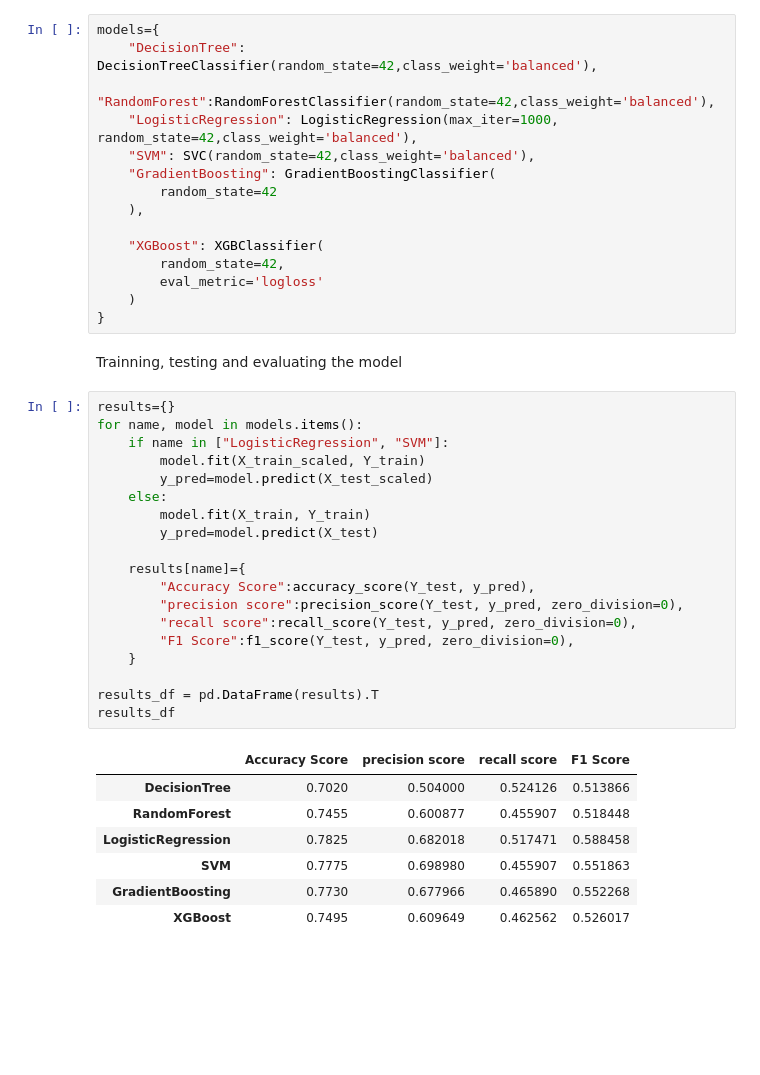
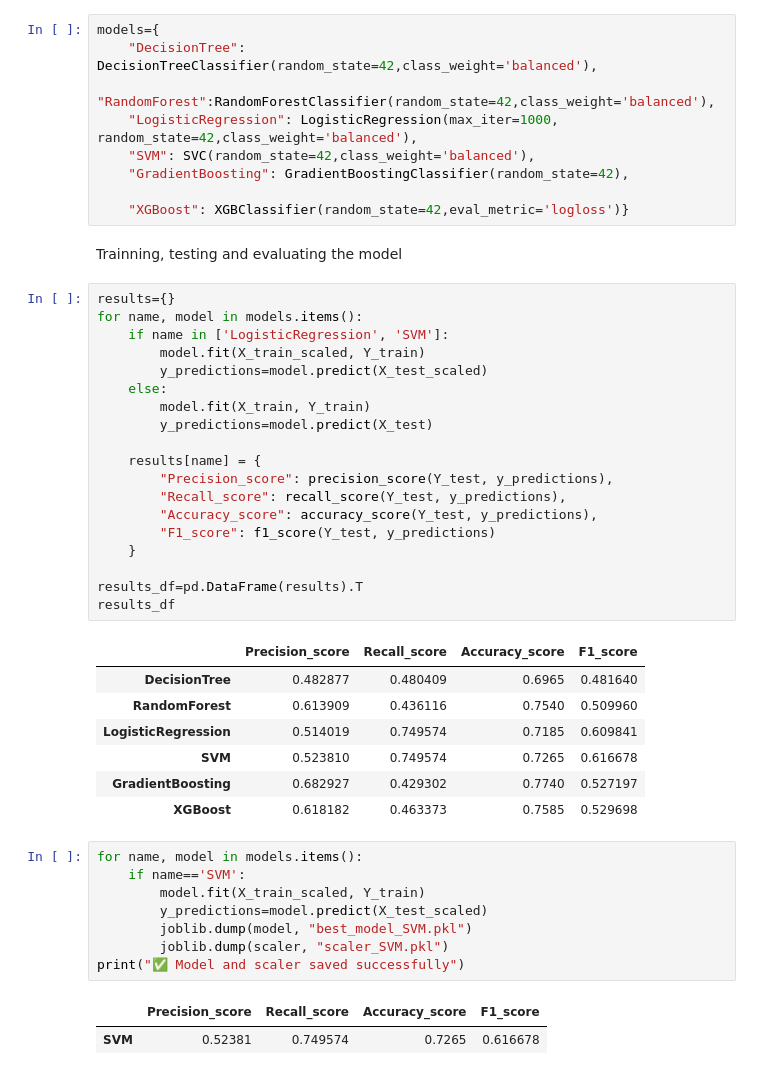
Before and after one commit to Muhammad-Abdul-Basit/Stroke-Prediction-System, a Jupyter notebook: strokeDataPreprocessing.ipynb, the cells around one changed output. Saved outputs shown, nothing was run; the diff lists cells and outputs as text; blank space fills up the shorter version.

Commit message:
Data Preprocessed, ML Model trained, ML Model Created, Next step starting the django app

```diff
--- a/strokeDataPreprocessing.ipynb
+++ b/strokeDataPreprocessing.ipynb
@@ -185,41 +167,46 @@ models={
     "RandomForest":RandomForestClassifier(random_state=42,class_weight='balanced'),
     "LogisticRegression": LogisticRegression(max_iter=1000, random_state=42,class_weight='balanced'),
     "SVM": SVC(random_state=42,class_weight='balanced'),
-    "GradientBoosting": GradientBoostingClassifier(
-        random_state=42
-    ),
+    "GradientBoosting": GradientBoostingClassifier(random_state=42),
 
-    "XGBoost": XGBClassifier(
-        random_state=42,
-        eval_metric='logloss'
-    )
-}
+    "XGBoost": XGBClassifier(random_state=42,eval_metric='logloss')}
 # %% [markdown]
 Trainning, testing and evaluating the model
 # %%
 results={}
 for name, model in models.items():
-    if name in ["LogisticRegression", "SVM"]:
+    if name in ['LogisticRegression', 'SVM']:
         model.fit(X_train_scaled, Y_train)
-        y_pred=model.predict(X_test_scaled)
+        y_predictions=model.predict(X_test_scaled)
     else:
         model.fit(X_train, Y_train)
-        y_pred=model.predict(X_test)
+        y_predictions=model.predict(X_test)
 
-    results[name]={
-        "Accuracy Score":accuracy_score(Y_test, y_pred),
-        "precision score":precision_score(Y_test, y_pred, zero_division=0),
-        "recall score":recall_score(Y_test, y_pred, zero_division=0),
-        "F1 Score":f1_score(Y_test, y_pred, zero_division=0),
+    results[name] = {
+        "Precision_score": precision_score(Y_test, y_predictions),
+        "Recall_score": recall_score(Y_test, y_predictions),
+        "Accuracy_score": accuracy_score(Y_test, y_predictions),
+        "F1_score": f1_score(Y_test, y_predictions)
     }
 
-results_df = pd.DataFrame(results).T
+results_df=pd.DataFrame(results).T
 results_df
 # %% [output]
-|  | Accuracy Score | precision score | recall score | F1 Score |
-| DecisionTree | 0.7020 | 0.504000 | 0.524126 | 0.513866 |
-| RandomForest | 0.7455 | 0.600877 | 0.455907 | 0.518448 |
-| LogisticRegression | 0.7825 | 0.682018 | 0.517471 | 0.588458 |
-| SVM | 0.7775 | 0.698980 | 0.455907 | 0.551863 |
-| GradientBoosting | 0.7730 | 0.677966 | 0.465890 | 0.552268 |
-| XGBoost | 0.7495 | 0.609649 | 0.462562 | 0.526017 |
+|  | Precision_score | Recall_score | Accuracy_score | F1_score |
+| DecisionTree | 0.482877 | 0.480409 | 0.6965 | 0.481640 |
+| RandomForest | 0.613909 | 0.436116 | 0.7540 | 0.509960 |
+| LogisticRegression | 0.514019 | 0.749574 | 0.7185 | 0.609841 |
+| SVM | 0.523810 | 0.749574 | 0.7265 | 0.616678 |
+| GradientBoosting | 0.682927 | 0.429302 | 0.7740 | 0.527197 |
+| XGBoost | 0.618182 | 0.463373 | 0.7585 | 0.529698 |
+# %%
+for name, model in models.items():
+    if name=='SVM':
+        model.fit(X_train_scaled, Y_train)
+        y_predictions=model.predict(X_test_scaled)
+        joblib.dump(model, "best_model_SVM.pkl")
+        joblib.dump(scaler, "scaler_SVM.pkl")
+print("✅ Model and scaler saved successfully")
+# %% [output]
+|  | Precision_score | Recall_score | Accuracy_score | F1_score |
+| SVM | 0.52381 | 0.749574 | 0.7265 | 0.616678 |
```
Also changed, not shown: parts of 6 cells of this notebook, 2 other files.
